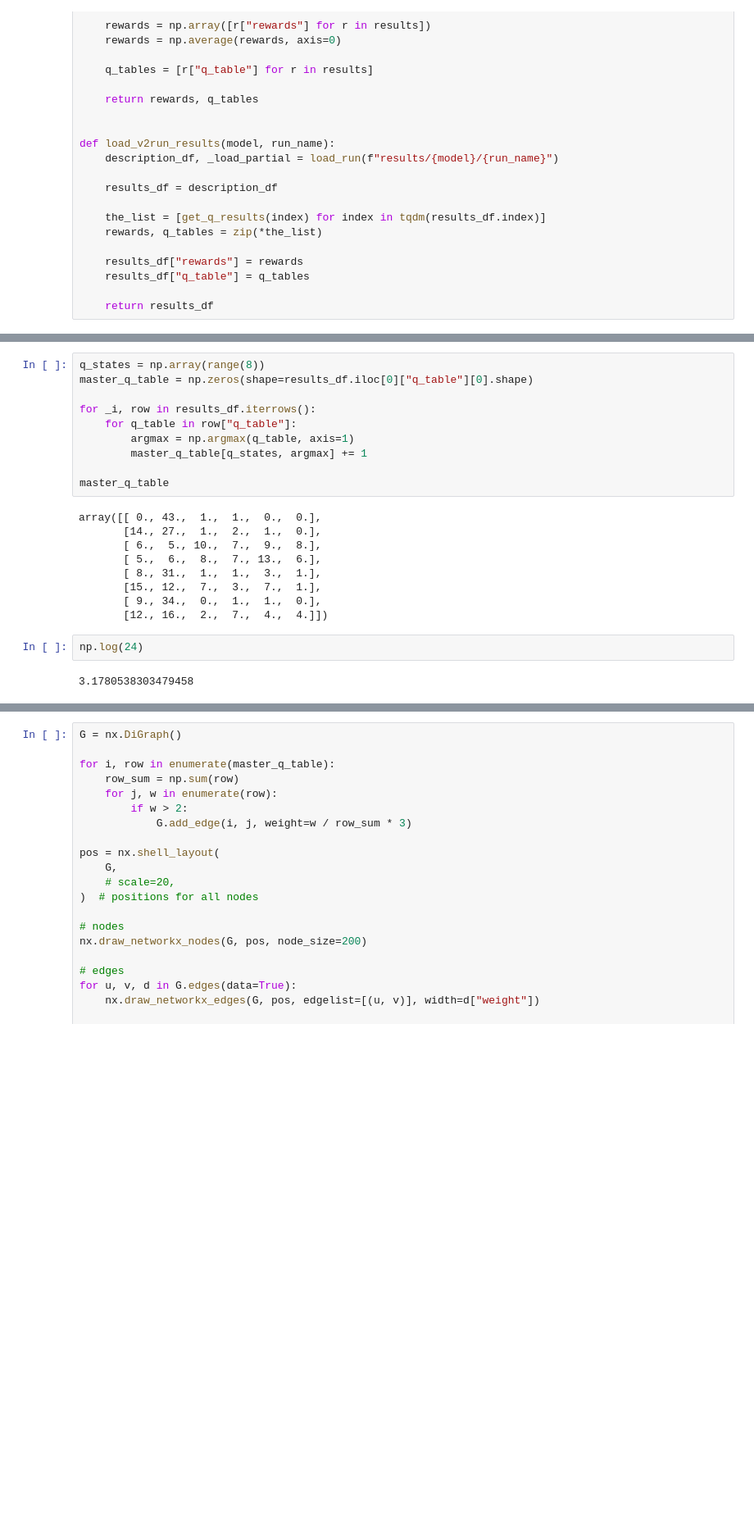
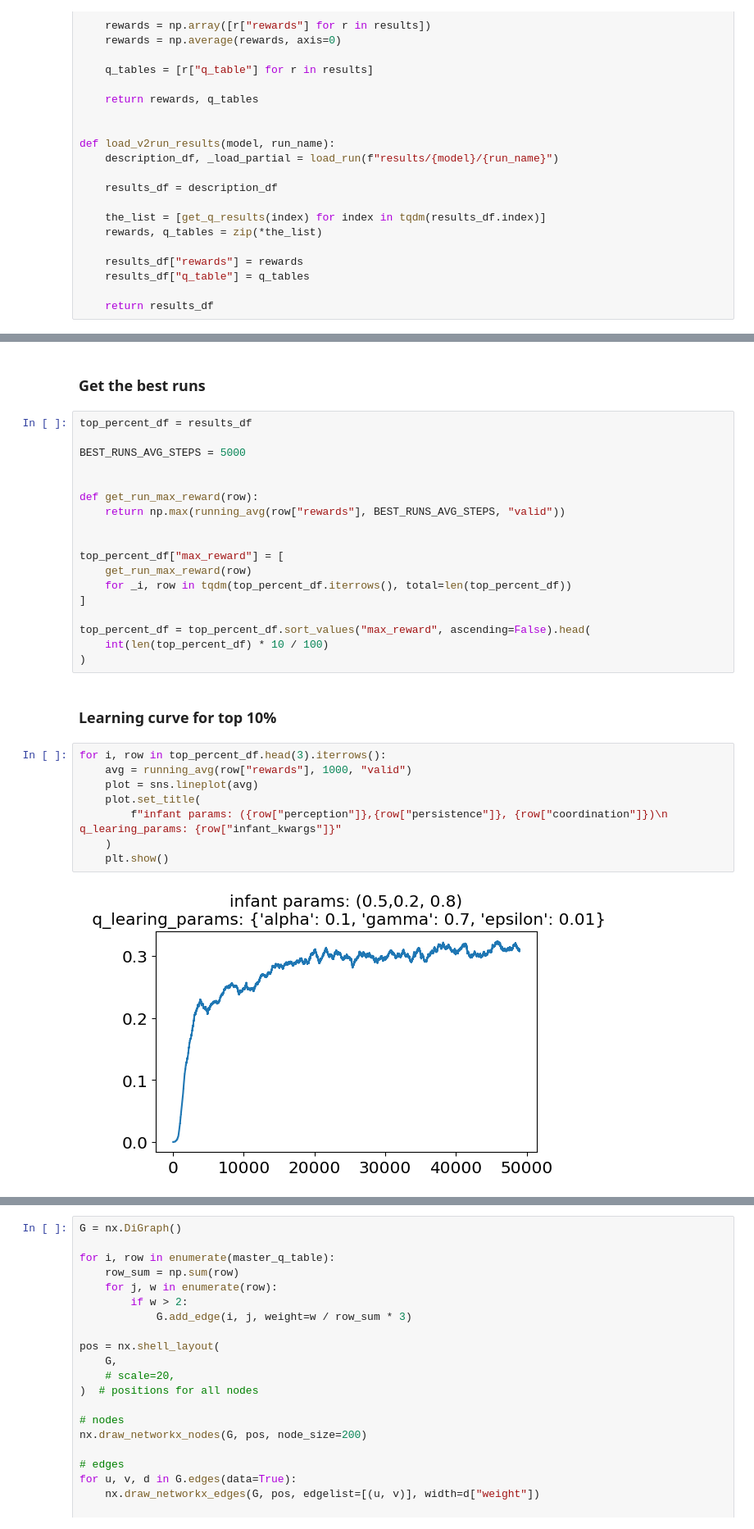
Before and after one commit to roznawsk/infant-abm, a Jupyter notebook: visualization_v2.ipynb, the cells around one changed output, grey strips where cells are left out. Shown at 82% size. Drawn from its saved outputs; the diff is of its cells as text; blank space fills up the shorter version.

```diff
--- a/visualization_v2.ipynb
+++ b/visualization_v2.ipynb
@@ -105,23 +98,32 @@ for i, row in results_df.sample(3).iterrows():
-# %%
-q_states = np.array(range(8))
-master_q_table = np.zeros(shape=results_df.iloc[0]["q_table"][0].shape)
-
-for _i, row in results_df.iterrows():
-    for q_table in row["q_table"]:
-        argmax = np.argmax(q_table, axis=1)
-        master_q_table[q_states, argmax] += 1
-
-master_q_table
-# %% [output]
-array([[ 0., 43.,  1.,  1.,  0.,  0.],
-       [14., 27.,  1.,  2.,  1.,  0.],
-       [ 6.,  5., 10.,  7.,  9.,  8.],
-       [ 5.,  6.,  8.,  7., 13.,  6.],
-       [ 8., 31.,  1.,  1.,  3.,  1.],
-       [15., 12.,  7.,  3.,  7.,  1.],
-       [ 9., 34.,  0.,  1.,  1.,  0.],
-       [12., 16.,  2.,  7.,  4.,  4.]])
-# %%
-np.log(24)
-# %% [output]
-3.1780538303479458
+# %% [markdown]
+### Get the best runs
+# %%
+top_percent_df = results_df
+
+BEST_RUNS_AVG_STEPS = 5000
+
+
+def get_run_max_reward(row):
+    return np.max(running_avg(row["rewards"], BEST_RUNS_AVG_STEPS, "valid"))
+
+
+top_percent_df["max_reward"] = [
+    get_run_max_reward(row)
+    for _i, row in tqdm(top_percent_df.iterrows(), total=len(top_percent_df))
+]
+
+top_percent_df = top_percent_df.sort_values("max_reward", ascending=False).head(
+    int(len(top_percent_df) * 10 / 100)
+)
+# %% [markdown]
+### Learning curve for top 10%
+# %%
+for i, row in top_percent_df.head(3).iterrows():
+    avg = running_avg(row["rewards"], 1000, "valid")
+    plot = sns.lineplot(avg)
+    plot.set_title(
+        f"infant params: ({row["perception"]},{row["persistence"]}, {row["coordination"]})\n q_learing_params: {row["infant_kwargs"]}"
+    )
+    plt.show()
+# %% [output]
+[figure, added]
```
Also changed, not shown: parts of 21 cells of this notebook, 6 other files.
